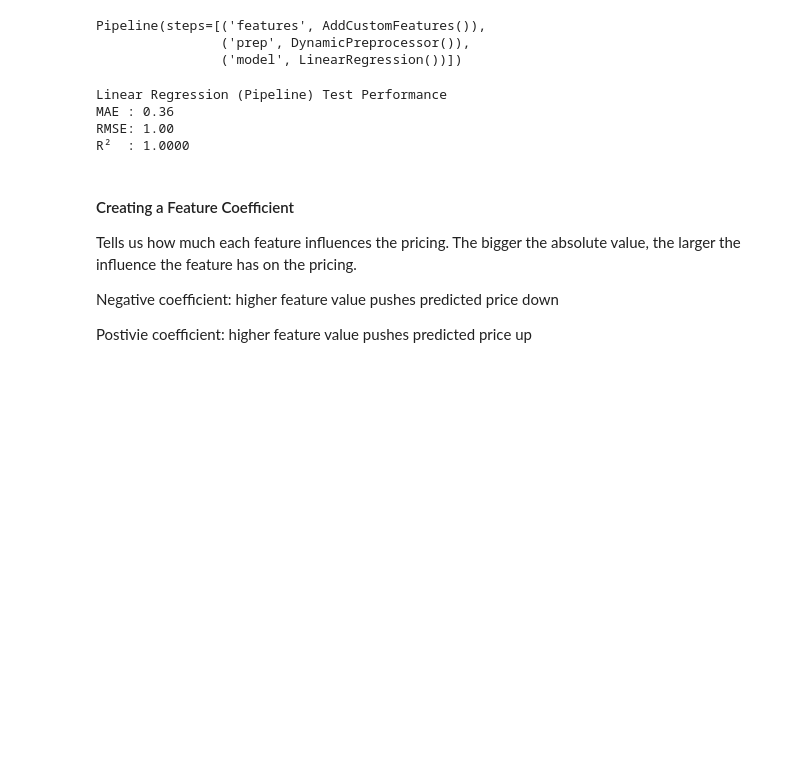
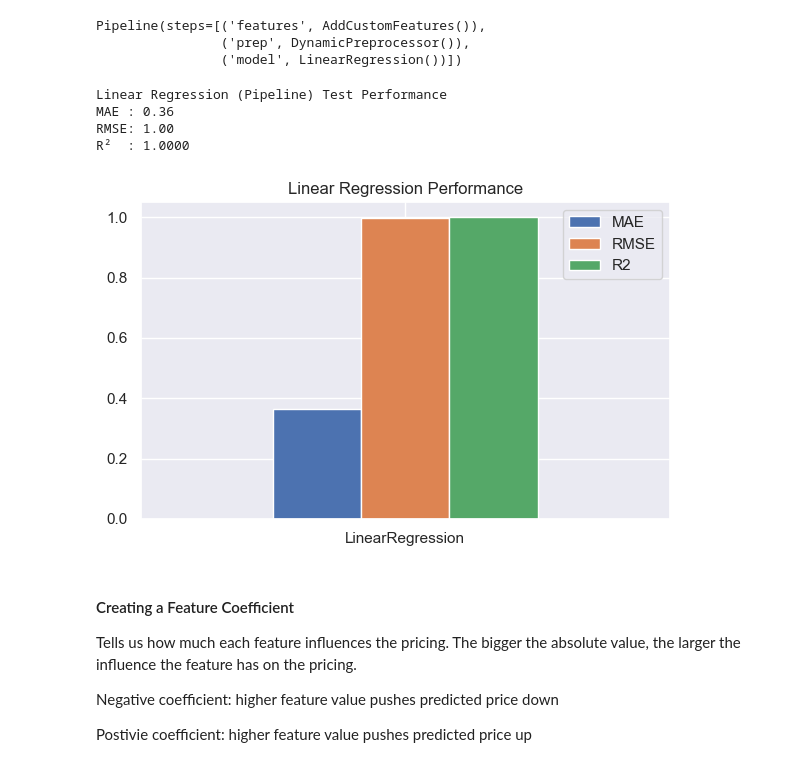
Before and after one commit to beatricemailum/CSCI316_GroupAssignment, a Jupyter notebook: CSCI316_G18_Task1.ipynb, the cells around one changed output. Drawn from its saved outputs; the diff is of its cells as text; code cells hidden in the pictures; blank space fills up the shorter version.

```diff
--- a/CSCI316_G18_Task1.ipynb
+++ b/CSCI316_G18_Task1.ipynb
@@ -232,21 +232,36 @@ Pipeline(steps=[('features', AddCustomFeatures()),
 # %%
 from sklearn.model_selection import cross_val_score
 
 #evaluation on test
 y_pred = pipe_lr.predict(X_test)
 mae  = mean_absolute_error(y_test, y_pred)
 rmse = np.sqrt(mean_squared_error(y_test, y_pred))
 r2   = r2_score(y_test, y_pred)
 
 print("Linear Regression (Pipeline) Test Performance")
 print(f"MAE : {mae:,.2f}")
 print(f"RMSE: {rmse:,.2f}")
 print(f"R²  : {r2:,.4f}")
+
+#put results in a DataFrame for nice display
+results = pd.DataFrame({
+    'MAE': [mae],
+    'RMSE': [rmse],
+    'R2': [r2]
+}, index=['LinearRegression'])
+
+import matplotlib.pyplot as plt
+results.plot(kind='bar', figsize=(6,4))
+plt.title('Linear Regression Performance')
+plt.xticks(rotation=0)
+plt.tight_layout()
+plt.show()
 # %% [output]
 Linear Regression (Pipeline) Test Performance
 MAE : 0.36
 RMSE: 1.00
 R²  : 1.0000
+[figure, added]
 # %% [markdown]
 #### Creating a Feature Coefficient
 Tells us how much each feature influences the pricing. The bigger the absolute value, the larger the influence the feature has on the pricing.
```
Also changed, not shown: parts of 4 cells of this notebook.
